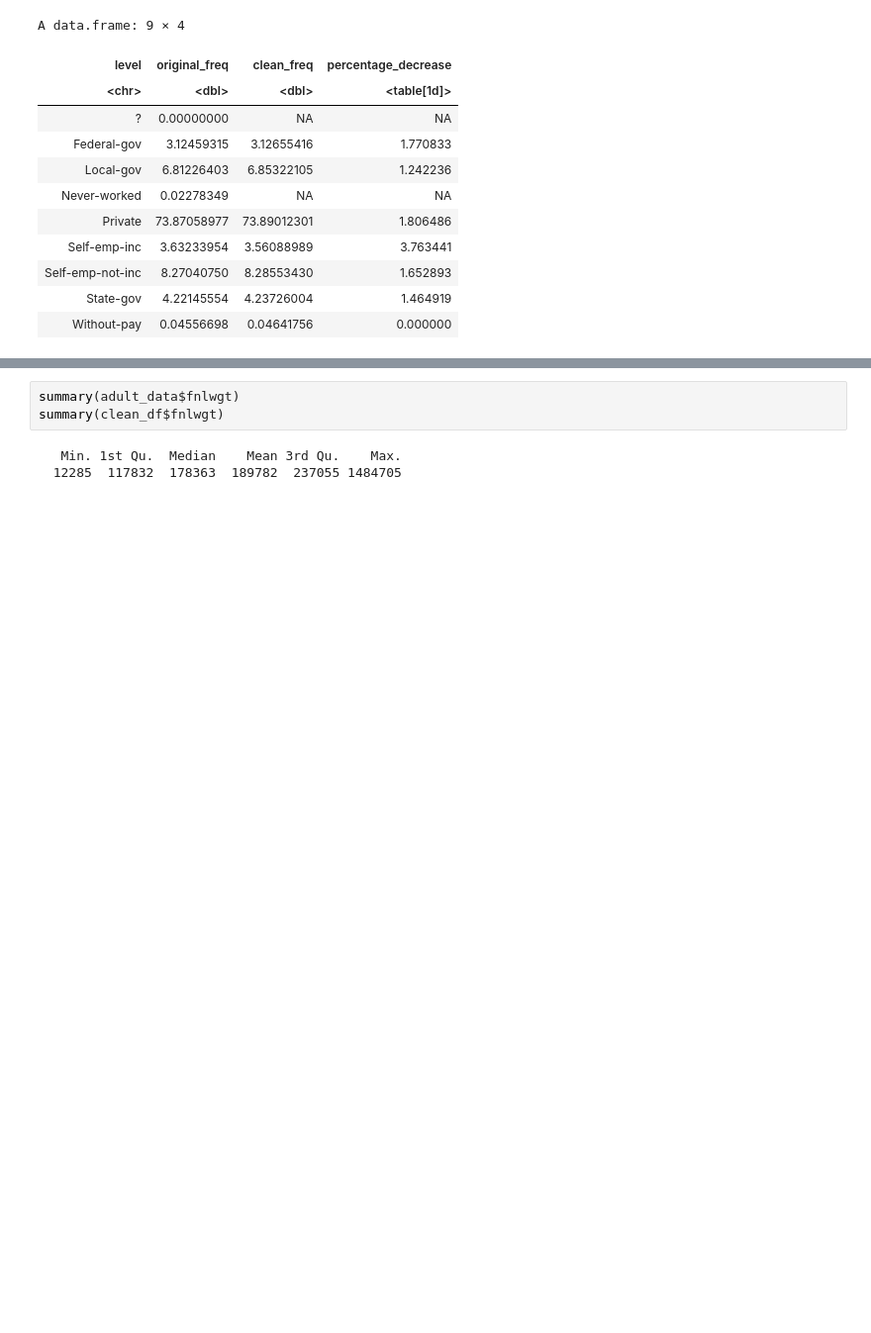
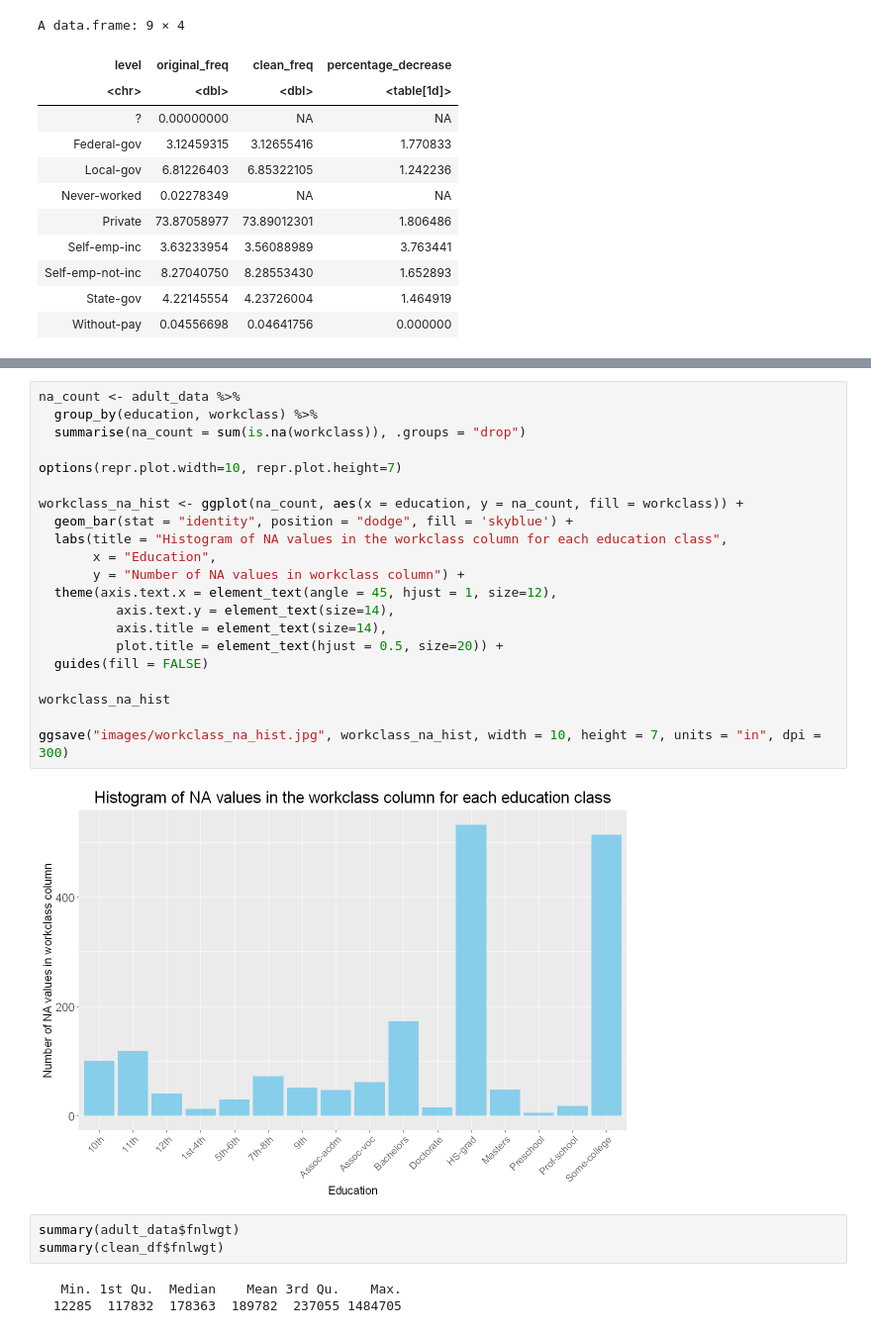
Before and after one commit to fiminka/Data-Mining-project, a Jupyter notebook: Project - first part.ipynb, the cells around one changed output, grey strips where cells are left out. Shown at 99% size. Cells and saved outputs as stored; diff of their text form; blank space fills up the shorter version.

```diff
--- a/Project - first part.ipynb
+++ b/Project - first part.ipynb
@@ -211,3 +343,26 @@ A data.frame: 9 × 4
+# %%
+na_count <- adult_data %>%
+  group_by(education, workclass) %>%
+  summarise(na_count = sum(is.na(workclass)), .groups = "drop")
+
+options(repr.plot.width=10, repr.plot.height=7)
+
+workclass_na_hist <- ggplot(na_count, aes(x = education, y = na_count, fill = workclass)) +
+  geom_bar(stat = "identity", position = "dodge", fill = 'skyblue') +
+  labs(title = "Histogram of NA values in the workclass column for each education class",
+       x = "Education",
+       y = "Number of NA values in workclass column") +
+  theme(axis.text.x = element_text(angle = 45, hjust = 1, size=12),
+          axis.text.y = element_text(size=14),
+          axis.title = element_text(size=14),
+          plot.title = element_text(hjust = 0.5, size=20)) +
+  guides(fill = FALSE)
+
+workclass_na_hist
+
+ggsave("images/workclass_na_hist.jpg", workclass_na_hist, width = 10, height = 7, units = "in", dpi = 300)
+# %% [output]
+[figure, added]
 # %%
 summary(adult_data$fnlwgt)
 summary(clean_df$fnlwgt)
```
Also changed, not shown: parts of 45 cells of this notebook, 12 other files.
